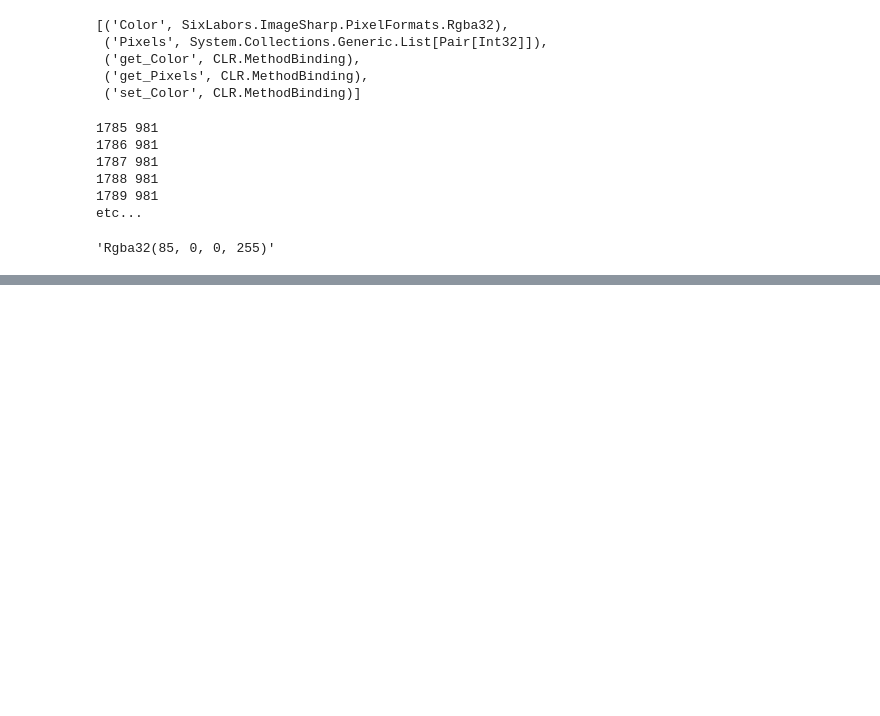
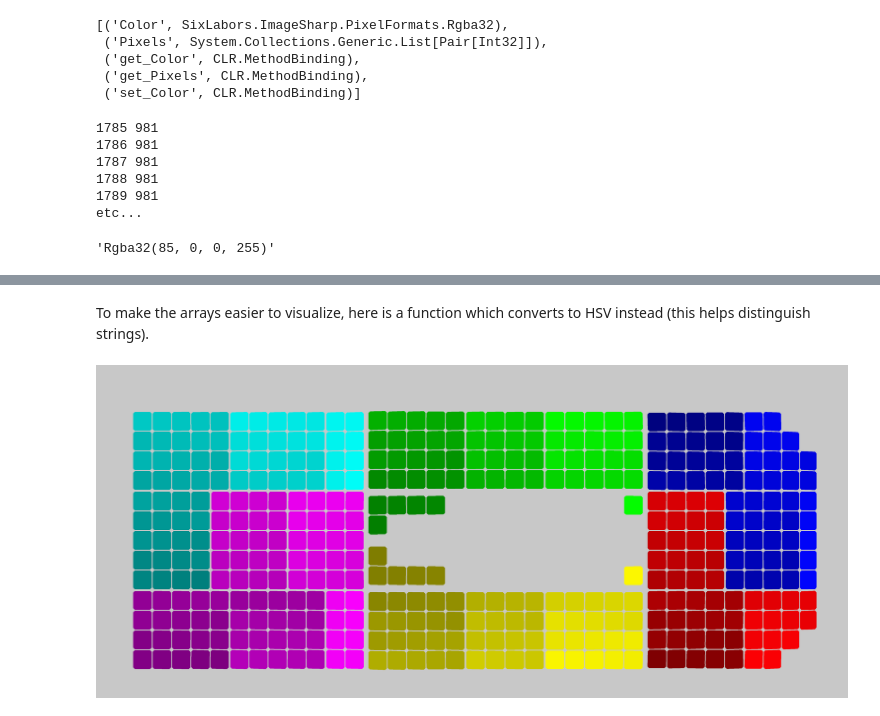
Before and after one commit to UBC-Solar/shellpower, a Jupyter notebook: shellpower/explore_arrayspec.ipynb, the cells around one changed output, grey strips where cells are left out. Drawn from its saved outputs; the diff is of its cells as text; code cells hidden in the pictures; blank space fills up the shorter version.

```diff
--- a/shellpower/explore_arrayspec.ipynb
+++ b/shellpower/explore_arrayspec.ipynb
@@ -153,4 +152,0 @@ Let's put it in practice by manipulating the colors.
-# %%
-for string in aspec.Strings:
-    for cell in string.Cells:
-        print(cell.Color.ToString())
@@ -175,12 +152,0 @@ Rgba32(85, 170, 250, 255)
-# %%
-# Make all cells the same color
-
-first_cell_color = string_zero_cells[0].Color
-
-for string in aspec.Strings:
-    for cell in string.Cells:
-        cell.set_Color(first_cell_color)
-# %%
-for string in aspec.Strings:
-    for cell in string.Cells:
-        print(cell.Color.ToString())
@@ -239,0 +190,49 @@ display(modified_texture)
+# %% [markdown]
+To make the arrays easier to visualize, here is a function which converts to HSV instead (this helps distinguish strings).
+# %%
+from PIL import Image
+import math
+import colorsys
+import random
+
+num_colours = 6
+
+def get_texture_hsv(array_spec) -> Image:
+    width = array_spec.LayoutTexture.Width
+    height = array_spec.LayoutTexture.Height
+
+    image = Image.new("RGB", (width, height), color=(200, 200, 200))
+    pixels = image.load()
+
+    hue = random.random()
+
+    for string in array_spec.Strings:
+
+        hue = (hue + 1/num_colours) % 1.0
+
+        for cell in string.Cells:
+            r, g, b = cell.Color.R, cell.Color.G, cell.Color.B
+
+            # --- Map B → Value ---
+            value = (b / 255)*0.5 +0.5
+
+            saturation = 1.0
+
+            # HSV → RGB (0–1 range)
+            rgb = colorsys.hsv_to_rgb(hue, saturation, value)
+            color = tuple(int(c * 255) for c in rgb)
+
+            for px in cell.Pixels:
+                x = px.First
+                y = px.Second
+                if 0 <= x < width and 0 <= y < height:
+                    pixels[x, y] = color
+
+    return image
+
+aspec = Simulation.ArraySpec("./../arrays/luminos/luminos-splines-6-string-no-bypass-rot.png", "./../arrays/luminos/luminos.stl", "./bypass_diodes.json")
+aspec.Recolor()
+modified_texture = get_texture_hsv(aspec)
+display(modified_texture)
+# %% [output]
+[figure, added]
```
Also changed, not shown: parts of 8 cells of this notebook.
